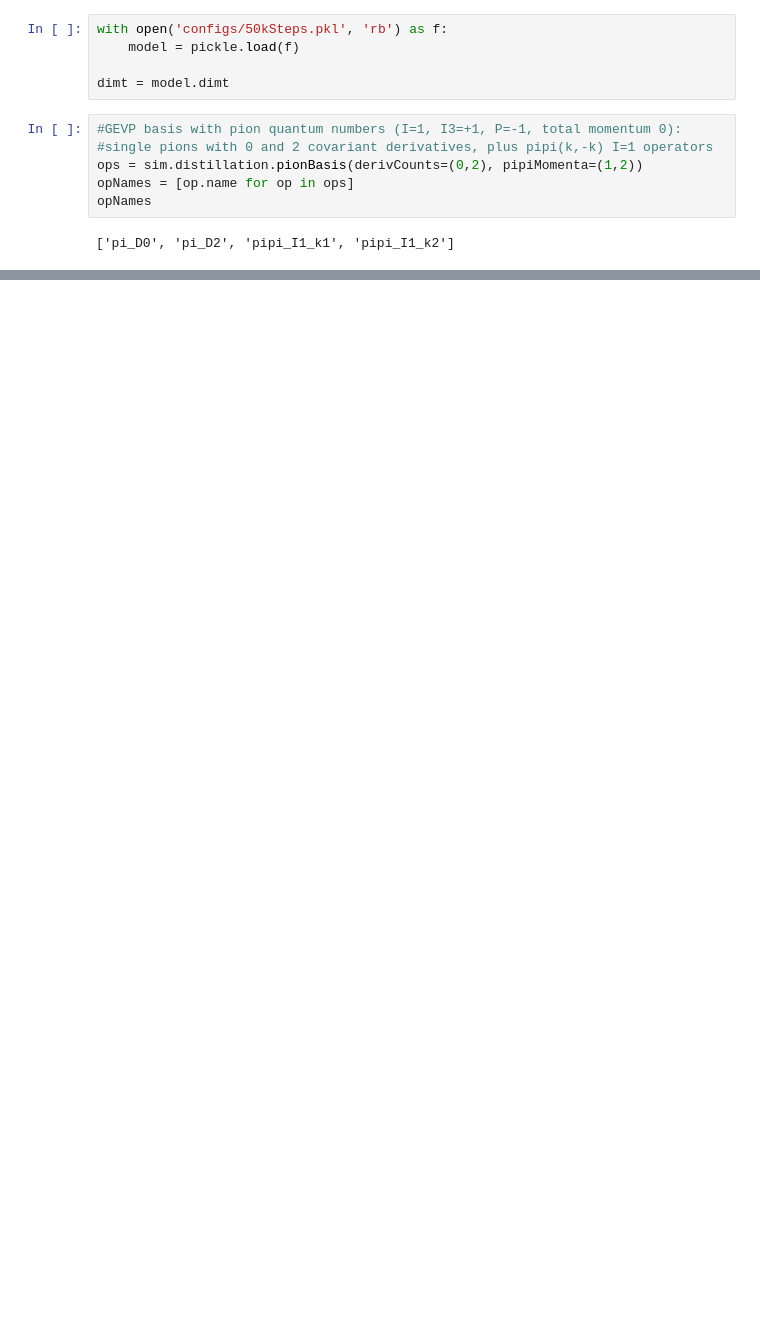
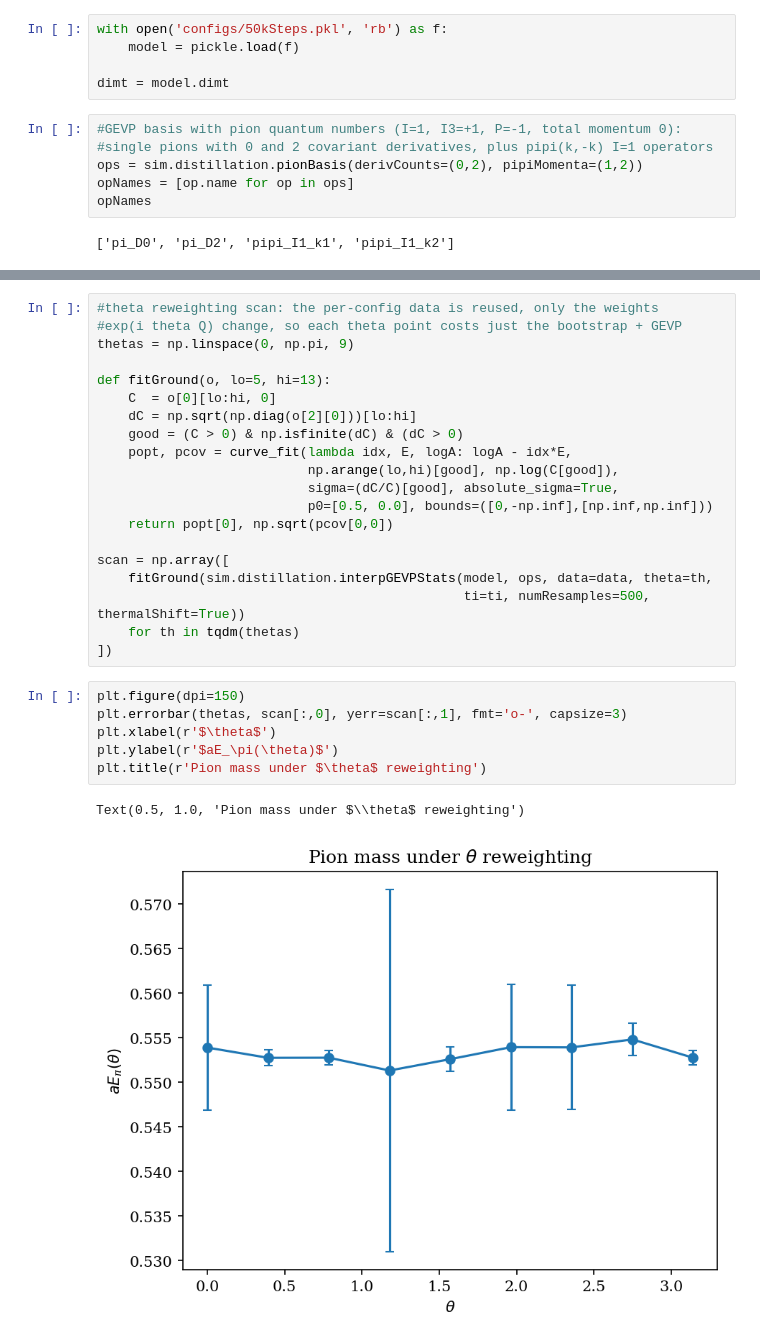
Before and after one commit to wurdahl/schwingerModel, a Jupyter notebook: distillGEVP.ipynb, the cells around one changed output, grey strips where cells are left out. Drawn from its saved outputs; the diff is of its cells as text; blank space fills up the shorter version.

```diff
--- a/distillGEVP.ipynb
+++ b/distillGEVP.ipynb
@@ -132,0 +156,29 @@ plt.tight_layout()
+# %%
+#theta reweighting scan: the per-config data is reused, only the weights
+#exp(i theta Q) change, so each theta point costs just the bootstrap + GEVP
+thetas = np.linspace(0, np.pi, 9)
+
+def fitGround(o, lo=5, hi=13):
+    C  = o[0][lo:hi, 0]
+    dC = np.sqrt(np.diag(o[2][0]))[lo:hi]
+    good = (C > 0) & np.isfinite(dC) & (dC > 0)
+    popt, pcov = curve_fit(lambda idx, E, logA: logA - idx*E,
+                           np.arange(lo,hi)[good], np.log(C[good]),
+                           sigma=(dC/C)[good], absolute_sigma=True,
+                           p0=[0.5, 0.0], bounds=([0,-np.inf],[np.inf,np.inf]))
+    return popt[0], np.sqrt(pcov[0,0])
+
+scan = np.array([
+    fitGround(sim.distillation.interpGEVPStats(model, ops, data=data, theta=th,
+                                               ti=ti, numResamples=500, thermalShift=True))
+    for th in tqdm(thetas)
+])
+# %%
+plt.figure(dpi=150)
+plt.errorbar(thetas, scan[:,0], yerr=scan[:,1], fmt='o-', capsize=3)
+plt.xlabel(r'$\theta$')
+plt.ylabel(r'$aE_\pi(\theta)$')
+plt.title(r'Pion mass under $\theta$ reweighting')
+# %% [output]
+Text(0.5, 1.0, 'Pion mass under $\\theta$ reweighting')
+[figure, added]
```
Also changed, not shown: parts of 7 cells of this notebook, 1 other file.
